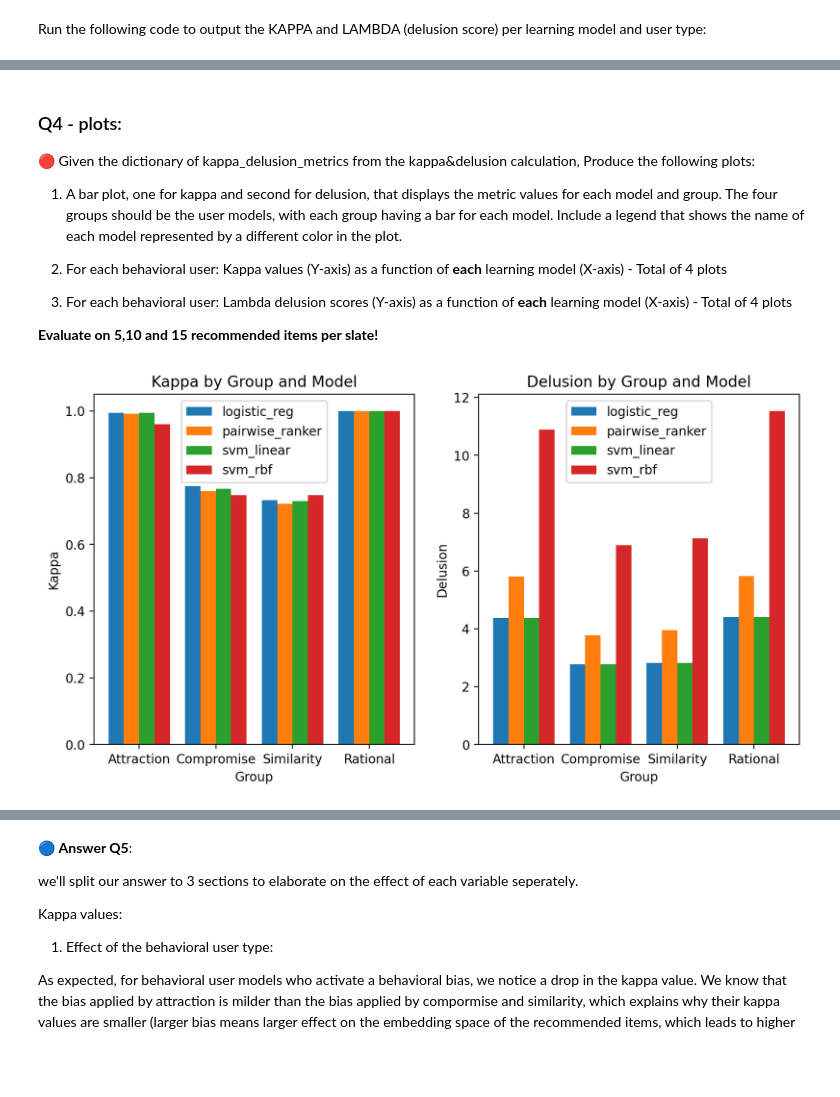
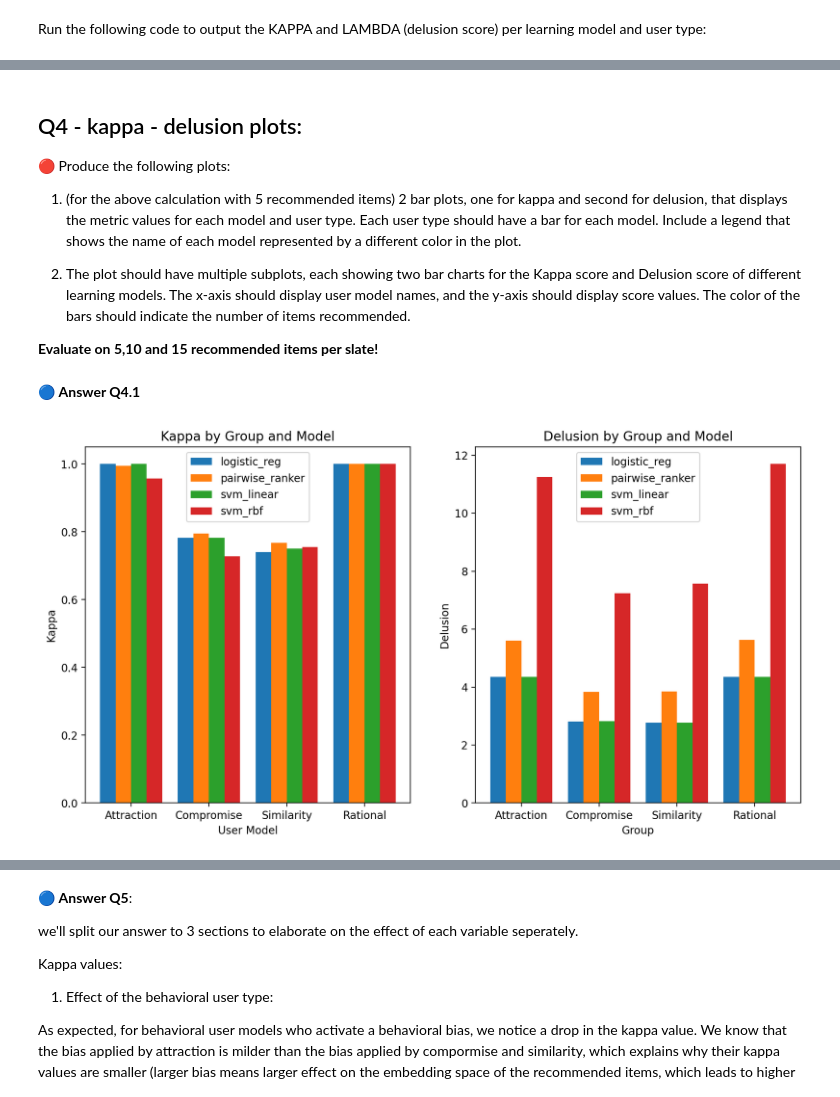
Before and after one commit to dorin133/MLHB_final_project, a Jupyter notebook: project.ipynb, the cells around one changed output, grey strips where cells are left out. Cells and saved outputs as stored; diff of their text form; code cells hidden in the pictures; blank space fills up the shorter version.

```diff
--- a/project.ipynb
+++ b/project.ipynb
@@ -877,5 +920,5 @@ def recommend_items_wraper(X_train, X_test, y_train, y_test, model_init, num_ite
 # %%
-def generate_recommendations(num_items_to_recommend, learning_models, env, varnames = ['x_0', 'x_1', 'x_2', 'x_3','x_4']):
+def generate_recommendations_(num_items_to_recommend, learning_models, env, varnames = ['x_0', 'x_1', 'x_2', 'x_3','x_4']):
 
     user_types = env.user_models.keys() # ['Rational', 'Compromise', 'Similarity', 'Attraction']
 
@@ -898,7 +941,9 @@ def generate_recommendations(num_items_to_recommend, learning_models, env, varna
 num_items_to_recommend = 5
 learning_models = {'logistic_reg': LogisticRegression(), 'pairwise_ranker': MyRanker(),
                    'svm_linear': OneVsRestClassifier(SVC(kernel='linear', probability=True)), 'svm_rbf': OneVsRestClassifier(SVC(kernel='rbf', gamma=0.5, C=0.5, probability=True))}
-recommendations_features_all_models = generate_recommendations(num_items_to_recommend, learning_models, env)
+
+trained_models = train_all_models_for_users(learning_models, env)
+recommendations_features_all_models = generate_recommendations(num_items_to_recommend, trained_models, env)
 # recommendations_features_all_models
 # %% [markdown]
 ## IIA evluation metrics:
@@ -986,7 +1035,7 @@ def calc_kappa_delusion(env, recommendations_features_all_models, learning_model
                                           num_rec_items=num_items_to_recommend, user_model=env.user_models[user_model_name], varnames = varnames)
 
             lambda_delusion_score_curr_avg = delusion_score(recommendations_features=recommendations_features_all_models[model_name][user_model_name],
-                                          num_rec_items=num_items_to_recommend, user_model=env.user_models[user_model_name], rational_user = env.user_models["Rational"], varnames = varnames)
+                                          num_rec_items=num_items_to_recommend, user_model=env.user_models[user_model_name], rational_user = RationalUserModel(np.arange(len(varnames))), varnames = varnames)
 
             metrics_for_usr[user_model_name][model_name]['kappa'] = kappa_value_curr
             metrics_for_usr[user_model_name][model_name]['delusion'] = lambda_delusion_score_curr_avg
@@ -1018,20 +1065,21 @@ display(kappa_delusion_metrics)
 # %% [markdown]
-### Q4 - plots:
+## Q4 - kappa - delusion plots:
 
-🔴 Given the dictionary of kappa_delusion_metrics from the kappa&delusion calculation, Produce the following plots:
-1. A bar plot, one for kappa and second for delusion, that displays the metric values for each model and group. The four groups should be the user models, with each group having a bar for each model. Include a legend that shows the name of each model represented by a different color in the plot.
+🔴  Produce the following plots:
+1. (for the above calculation with 5 recommended items)
+    2 bar plots, one for kappa and second for delusion, that displays the metric values for each model and user type. Each user type should have a bar for each model. Include a legend that shows the name of each model represented by a different color in the plot.
 
-1. For each behavioral user: Kappa values (Y-axis) as a function of **each** learning model (X-axis) - Total of 4 plots
-
-2. For each behavioral user: Lambda delusion scores (Y-axis) as a function of **each** learning model (X-axis) - Total of 4 plots
+2. The plot should have multiple subplots, each showing two bar charts for the Kappa score and Delusion score of different learning models. The x-axis should display user model names, and the y-axis should display score values. The color of the bars should indicate the number of items recommended.
 
 **Evaluate on 5,10 and 15 recommended items per slate!**
+# %% [markdown]
+🔵 **Answer Q4.1**
 # %%
 import matplotlib.pyplot as plt
 import numpy as np
 
 
-def kappa_delusion_bar_plot(kappa_delusion_metrics):
+def bar_plot_q4_1(kappa_delusion_metrics):
    # Extract list of models from the dictionary
     models = []
     for group, group_dict in kappa_delusion_metrics.items():
@@ -1055,7 +1103,7 @@ def kappa_delusion_bar_plot(kappa_delusion_metrics):
     x_labels = list(kappa_delusion_metrics.keys())
 
     # Create a figure with two subplots
-    fig, (ax1, ax2) = plt.subplots(1, 2, figsize=(10, 5))
+    fig, (ax1, ax2) = plt.subplots(1, 2, figsize=(12, 6))
 
     # Create a bar plot for kappa data
     for i, model in enumerate(models):
@@ -1064,7 +1112,7 @@ def kappa_delusion_bar_plot(kappa_delusion_metrics):
     # Set the x-axis labels and title for the kappa plot
     ax1.set_xticks(np.arange(len(kappa_delusion_metrics)) + bar_width * (len(models) - 1) / 2)
     ax1.set_xticklabels(x_labels)
-    ax1.set_xlabel('Group')
+    ax1.set_xlabel('User Model')
     ax1.set_ylabel('Kappa')
     ax1.set_title('Kappa by Group and Model')
 
@@ -1078,7 +1126,7 @@ def kappa_delusion_bar_plot(kappa_delusion_metrics):
     # Set the x-axis labels and title for the delusion plot
     ax2.set_xticks(np.arange(len(kappa_delusion_metrics)) + bar_width * (len(models) - 1) / 2)
     ax2.set_xticklabels(x_labels)
-    ax2.set_xlabel('Group')
+    ax1.set_xlabel('User Model')
     ax2.set_ylabel('Delusion')
     ax2.set_title('Delusion by Group and Model')
 
@@ -1088,6 +1136,6 @@ def kappa_delusion_bar_plot(kappa_delusion_metrics):
     # Show the plots
     plt.show()
 # %%
-kappa_delusion_bar_plot(kappa_delusion_metrics)
+bar_plot_q4_1(kappa_delusion_metrics)
 # %% [output]
-[figure, old version]
+[figure, new version]
```
Also changed, not shown: parts of 31 cells of this notebook.
